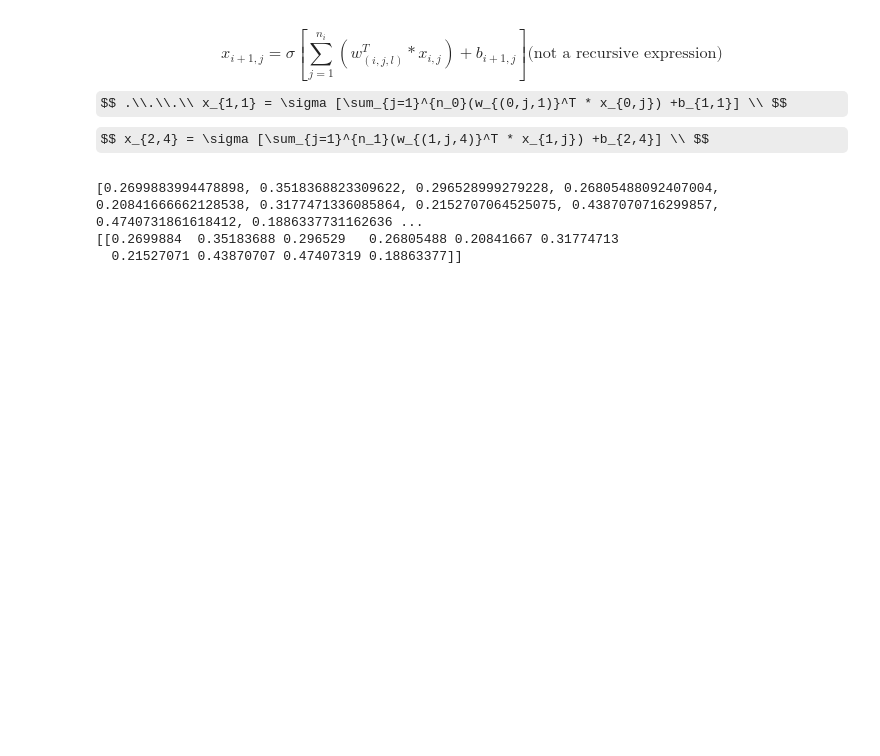
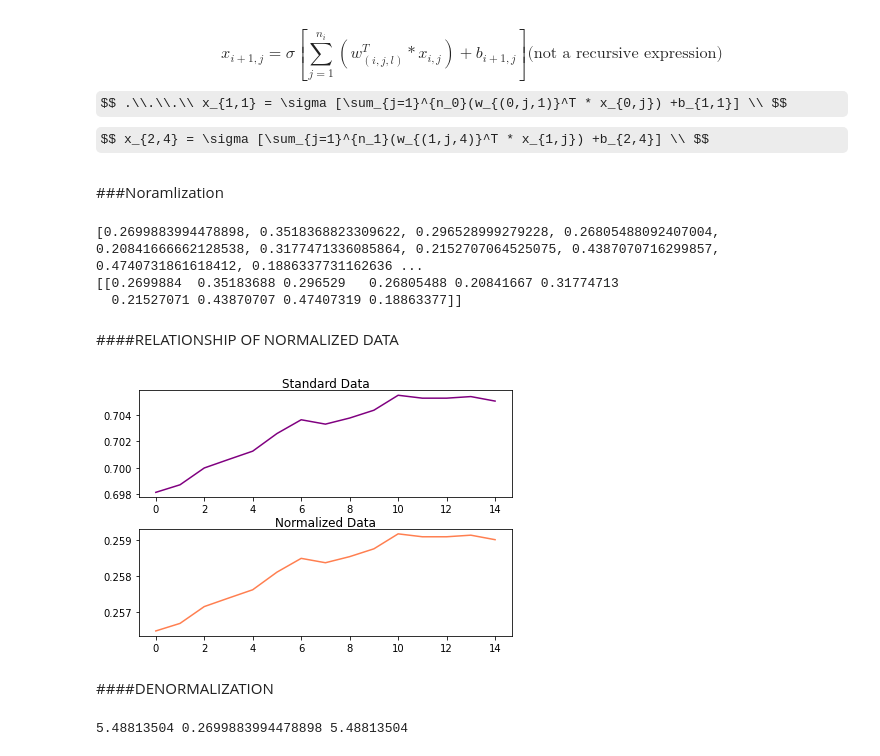
Before and after one commit to DanielSchussmann/Seminar, a Jupyter notebook: Seminar.ipynb, the cells around one changed output. Saved outputs shown, nothing was run; the diff lists cells and outputs as text; code cells hidden in the pictures; some formulas as TeX source; blank space fills up the shorter version.

```diff
--- a/Seminar.ipynb
+++ b/Seminar.ipynb
@@ -20,4 +20,6 @@ $$n_i = \text{number of neurons in the i-th layer}$$
 $$x_{i+1,j} = \sigma [\sum_{j=1}^{n_i}(w_{(i,j,l)}^T * x_{i,j}) +b_{i+1,j}] \text{(not a recursive expression)}$$
 $$ .\\.\\.\\ x_{1,1} = \sigma [\sum_{j=1}^{n_0}(w_{(0,j,1)}^T * x_{0,j}) +b_{1,1}] \\ $$
 $$ x_{2,4} = \sigma [\sum_{j=1}^{n_1}(w_{(1,j,4)}^T * x_{1,j}) +b_{2,4}] \\ $$
+# %% [markdown]
+###Noramlization
 # %%
@@ -47,3 +44,35 @@ print(tf.keras.utils.normalize(raw_data))
 [0.2699883994478898, 0.3518368823309622, 0.296528999279228, 0.26805488092407004, 0.20841666662128538, 0.3177471336085864, 0.2152707064525075, 0.4387070716299857, 0.4740731861618412, 0.1886337731162636 ...
 [[0.2699884  0.35183688 0.296529   0.26805488 0.20841667 0.31774713
   0.21527071 0.43870707 0.47407319 0.18863377]]
+# %% [markdown]
+####RELATIONSHIP OF NORMALIZED DATA
+# %%
+#Normalization does not change data relationships
+import matplotlib.pyplot as plt
+x =[0.69814,0.69871,0.69998,0.70062,0.70125,0.70258,0.70362,0.70329,0.70375,0.70434,0.70547,0.70525,0.70525,0.70537,0.70503]
+
+x_norm= normalize(x)
+fig, (ax1, ax2) = plt.subplots(2)
+fig.tight_layout()
+ax1.plot(x,color="purple")
+ax1.set_title('Standard Data', fontsize=12,pad=-14)
+ax2.plot(x_norm,color="coral")
+ax2.set_title('Normalized Data', fontsize=12,pad=-14)
+plt.show()
+# %% [output]
+[figure, added]
+# %% [markdown]
+####DENORMALIZATION
+# %%
+#Showcase denormalization
+def deNorm(x,set):
+  A = [i * i for i in set]
+  deNorm = (sum(A)) ** (0.5)
+  return x*deNorm
+
+normalized = normalize(raw_data)[0]
+denormalized = deNorm(normalized,raw_data)
+
+print(raw_data[0],normalized,denormalized)
+# %% [output]
+5.48813504 0.2699883994478898 5.48813504
```
Also changed, not shown: parts of 10 cells of this notebook.
